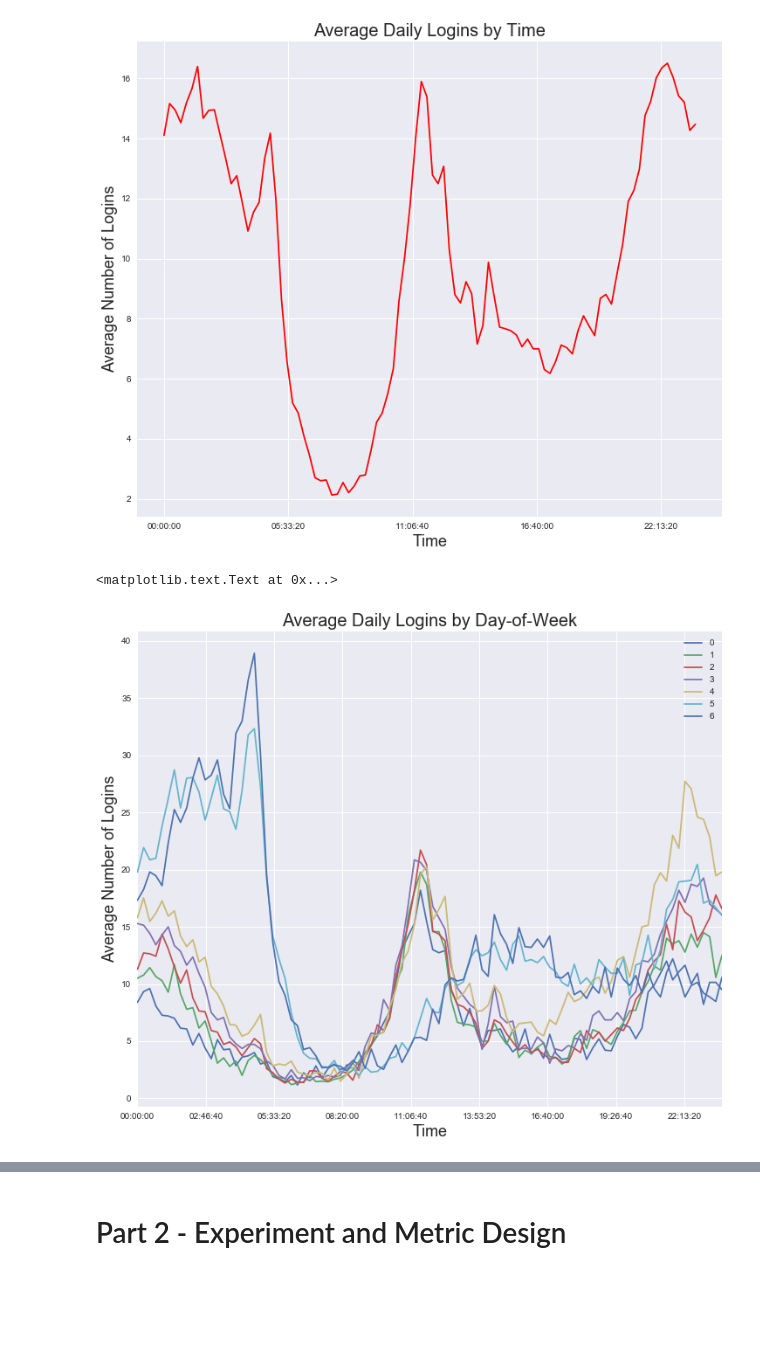
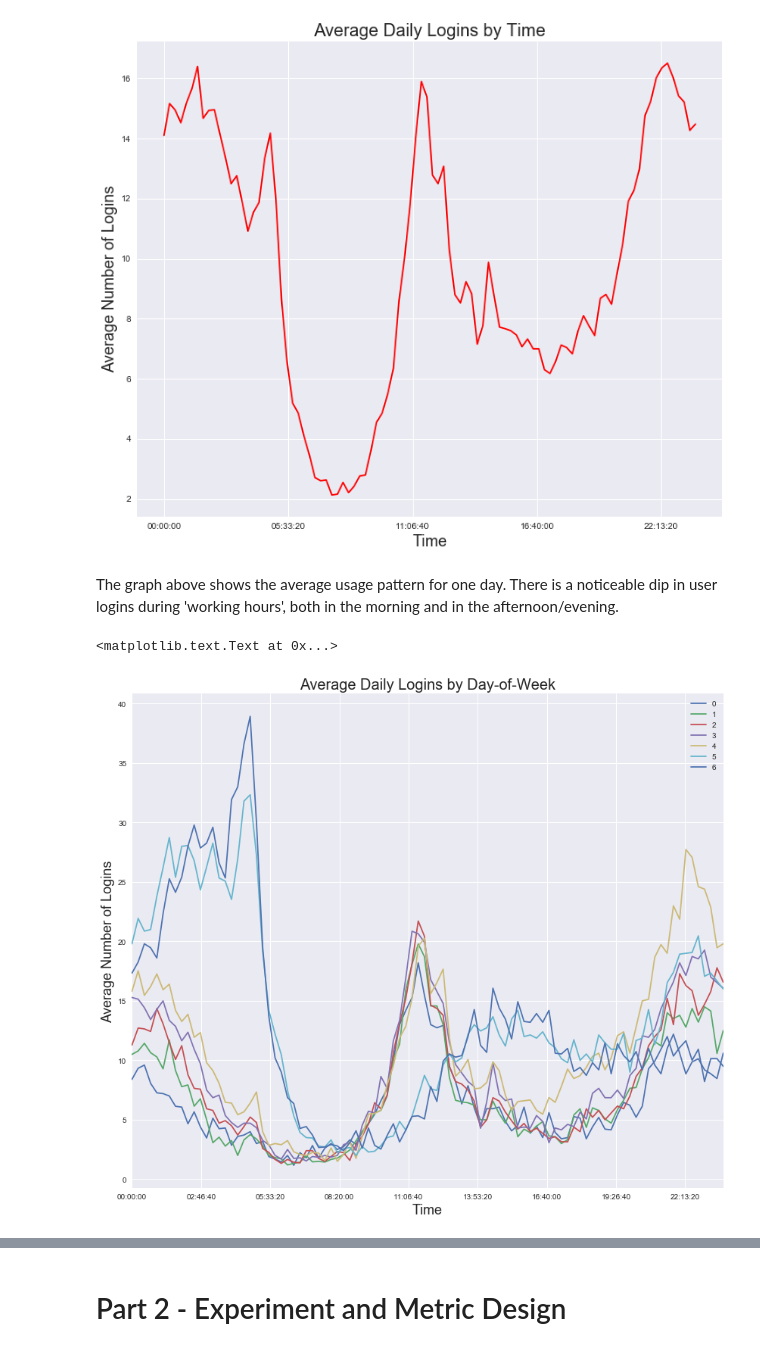
Before and after one commit to MPhillips55/Take_Home_Questions, a Jupyter notebook: ultimate_challenge/Ultimate Inc. Take Home Challenge.ipynb, the cells around one changed output, grey strips where cells are left out. Drawn from its saved outputs; the diff is of its cells as text; code cells hidden in the pictures; blank space fills up the shorter version.

```diff
--- a/ultimate_challenge/Ultimate Inc. Take Home Challenge.ipynb
+++ b/ultimate_challenge/Ultimate Inc. Take Home Challenge.ipynb
@@ -81,18 +83,20 @@ plt.ylabel("Average Number of Logins", fontsize=18)
 # %% [output]
 <matplotlib.text.Text at 0x...>
 [figure]
+# %% [markdown]
+The graph above shows the average usage pattern for one day. There is a noticeable dip in user logins during 'working hours', both in the morning and in the afternoon/evening.
 # %%
 pivoted = pd.pivot_table(df1, values='count', columns='dayofweek', index='Time')
 
 
-ax = pivoted.plot(figsize=(12,10))
+ax = pivoted.plot(figsize=(14,12))
 
 
 lines, labels = ax.get_legend_handles_labels()
 ax.legend(lines, labels, loc='best')
 plt.title("Average Daily Logins by Day-of-Week", fontsize=20)
 plt.xlabel("Time", fontsize=18)
 plt.ylabel("Average Number of Logins", fontsize=18)
 # %% [output]
 <matplotlib.text.Text at 0x...>
-[figure, old version]
+[figure, new version]
```
Also changed, not shown: parts of 13 cells of this notebook.
